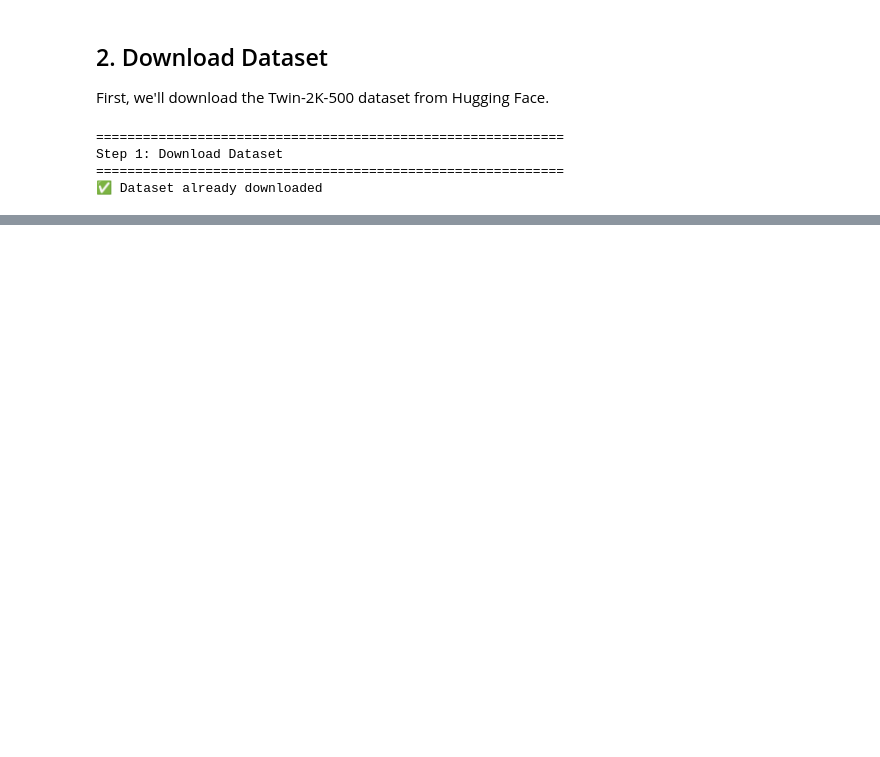
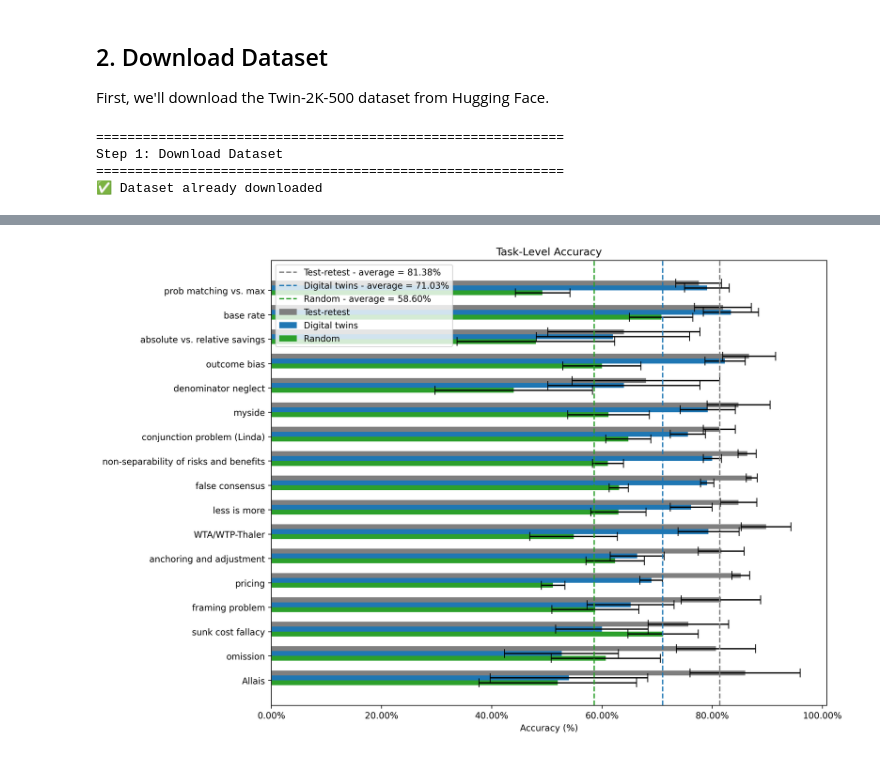
Before and after one commit to Jingyang-Guo/sim, a Jupyter notebook: demo_full_pipeline.ipynb, the cells around one changed output, grey strips where cells are left out. Drawn from its saved outputs; the diff is of its cells as text; code cells hidden in the pictures; blank space fills up the shorter version.

```diff
--- a/demo_full_pipeline.ipynb
+++ b/demo_full_pipeline.ipynb
@@ -312,12 +70,0 @@ Now we'll run the actual LLM simulations. This will use the Model Provider API t
-# %%
-# Display current configuration
-config_path = project_root / "text_simulation" / "configs" / f"{model_provider}_config.yaml"
-with open(config_path, 'r') as f:
-    config = yaml.safe_load(f)
-
-print("Current simulation configuration:")
-print(f"  Model: {config['model_name']}")
-print(f"  Temperature: {config['temperature']}")
-print(f"  Max personas: {config['max_personas']}")
-print(f"  Workers: {config['num_workers']}")
-print(f"  Force regenerate: {config['force_regenerate']}")
@@ -982,0 +361,73 @@ print("=" * 60)
+# %%
+print("=" * 60)
+print("Step 7: MAD Accuracy Evaluation")
+print("=" * 60)
+
+# Set up paths for MAD evaluation
+trial_dir = Path(config['output_dir'])
+csv_dir = trial_dir / "csv_comparison" / "csv_formatted"
+output_dir = trial_dir / "accuracy_evaluation"
+output_dir.mkdir(parents=True, exist_ok=True)
+
+plot_title = config['model_identifier']
+
+# Create MAD evaluation config
+mad_config = {
+    "trial_dir": str(trial_dir),
+    "csv_dir": str(csv_dir),
+    "output_dir": str(output_dir),
+    "output_excel_filename": "mad_accuracy_summary.xlsx",
+    "output_plot_filename": "accuracy_dist.png",
+    "plot_title": f"Digital Twin Simulation - {plot_title}"
+}
+
+# Write temporary config file
+temp_mad_config = project_root / "temp_mad_config.yaml"
+with open(temp_mad_config, 'w') as f:
+    yaml.dump(mad_config, f)
+
+print("Computing MAD accuracy metrics...")
+
+# Check if required CSV files exist
+required_files = ["responses_wave1_3_formatted.csv", "responses_wave4_formatted.csv", "responses_llm_imputed_formatted.csv"]
+missing_files = [f for f in required_files if not (csv_dir / f).exists()]
+
+if missing_files:
+    print(f"⚠️  Missing required CSV files: {missing_files}")
+    print("   Skipping MAD evaluation...")
+else:
+    # Run MAD evaluation
+    result = subprocess.run(
+        [sys.executable, "evaluation/mad_accuracy_evaluation.py", "--config", str(temp_mad_config), "--verbose"],
+        cwd=str(project_root),
+        capture_output=True,
+        text=True
+    )
+
+    if result.returncode == 0:
+        print("✅ MAD evaluation completed successfully")
+        print(f"   Results saved to: {output_dir}")
+
+        # Check outputs
+        excel_file = output_dir / "mad_accuracy_summary.xlsx"
+        plot_file = output_dir / "accuracy_dist.png"
+
+        if excel_file.exists():
+            print(f"   ✅ Excel summary: {excel_file.name}")
+        if plot_file.exists():
+            print(f"   ✅ Accuracy plot: {plot_file.name}")
+
+            # Try to display the plot if in notebook environment
+            try:
+                from IPython.display import Image, display
+                display(Image(str(plot_file)))
+            except:
+                print("   (Plot saved but cannot display inline)")
+    else:
+        print(f"⚠️  MAD evaluation encountered issues")
+        print(f"   Error: {result.stderr[:500]}...")
+
+# Clean up temp config
+if temp_mad_config.exists():
+    temp_mad_config.unlink()
+# %% [output]
@@ -982,0 +442 @@ print("=" * 60)
+[figure, added]
```
Also changed, not shown: parts of 43 cells of this notebook, 9 other files.
